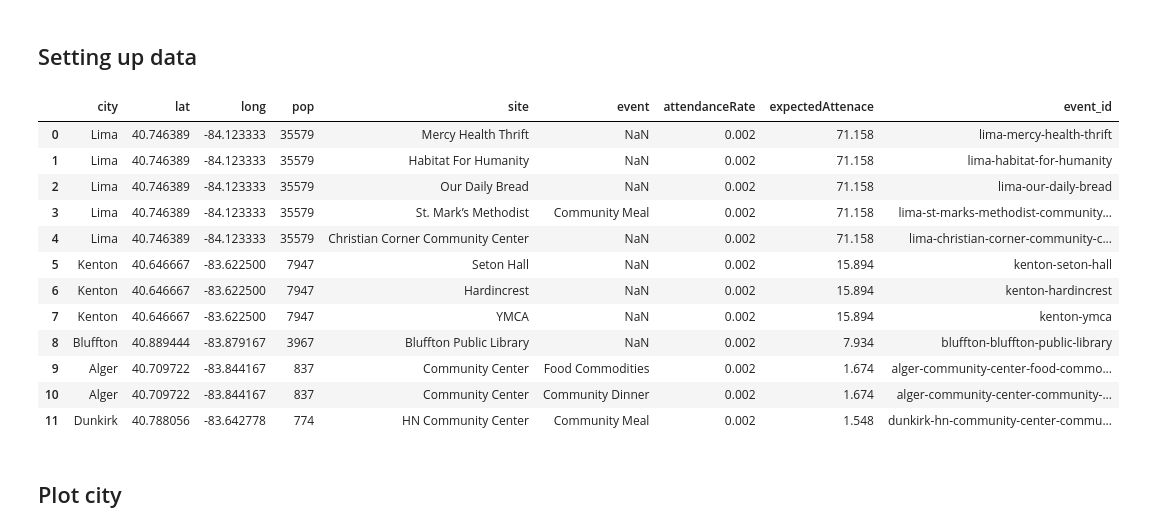
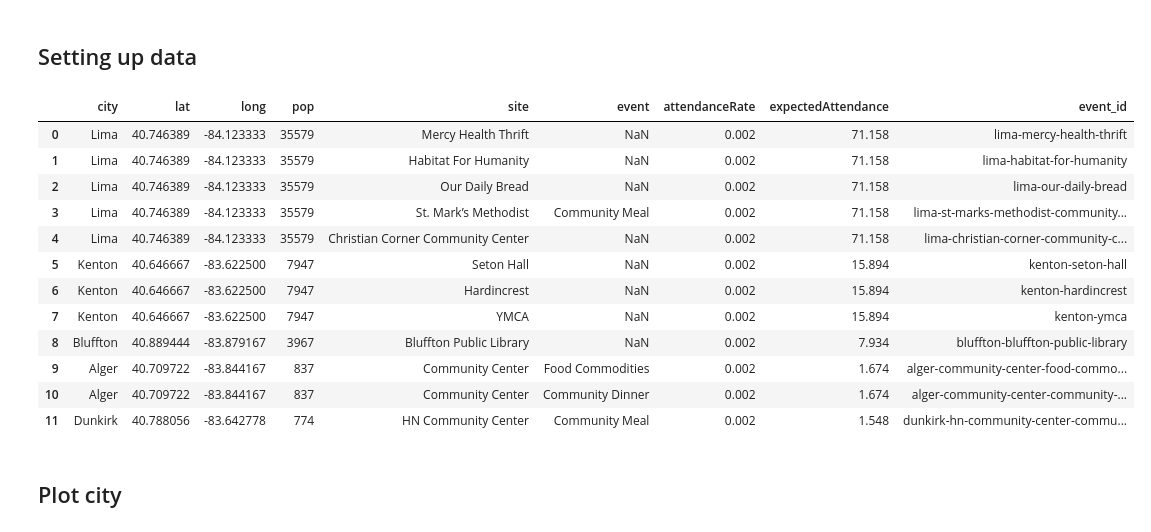
Before and after one commit to Human-Centered-Optimization-Lab/clinicOpt, a Jupyter notebook: locationSelection.ipynb, the cells around one changed output. Drawn from its saved outputs; the diff is of its cells as text; code cells hidden in the pictures.

```diff
--- a/locationSelection.ipynb
+++ b/locationSelection.ipynb
@@ -72,25 +72,25 @@ def plot_cities(cities, marker_downscale_factor):
 # %%
 
 from slugify import slugify
 
 def no_nan(val):
     if pd.isna(val):
         return ""
     else:
         return str(val)
 
 cities = pd.read_csv("cities.csv")
 sites = pd.read_csv("sites.csv")
 
 
 events = pd.merge(cities,sites,on="city")
-events.loc[:,"expectedAttenace"] = events.loc[:,"pop"] * events.loc[:,"attendanceRate"]
+events.loc[:,"expectedAttendance"] = events.loc[:,"pop"] * events.loc[:,"attendanceRate"]
 
 events.loc[:, "event_id"] = events.apply(lambda row: slugify(f'{row["city"]} {row["site"]} {no_nan(row["event"])}'), axis=1)
 
 events
 # %% [output]
-|  | city | lat | long | pop | site | event | attendanceRate | expectedAttenace | event_id |
+|  | city | lat | long | pop | site | event | attendanceRate | expectedAttendance | event_id |
 | 0 | Lima | 40.746389 | -84.123333 | 35579 | Mercy Health Thrift | NaN | 0.002 | 71.158 | lima-mercy-health-thrift |
 | 1 | Lima | 40.746389 | -84.123333 | 35579 | Habitat For Humanity | NaN | 0.002 | 71.158 | lima-habitat-for-humanity |
 | 2 | Lima | 40.746389 | -84.123333 | 35579 | Our Daily Bread | NaN | 0.002 | 71.158 | lima-our-daily-bread |
```
Also changed, not shown: parts of 3 cells of this notebook.
